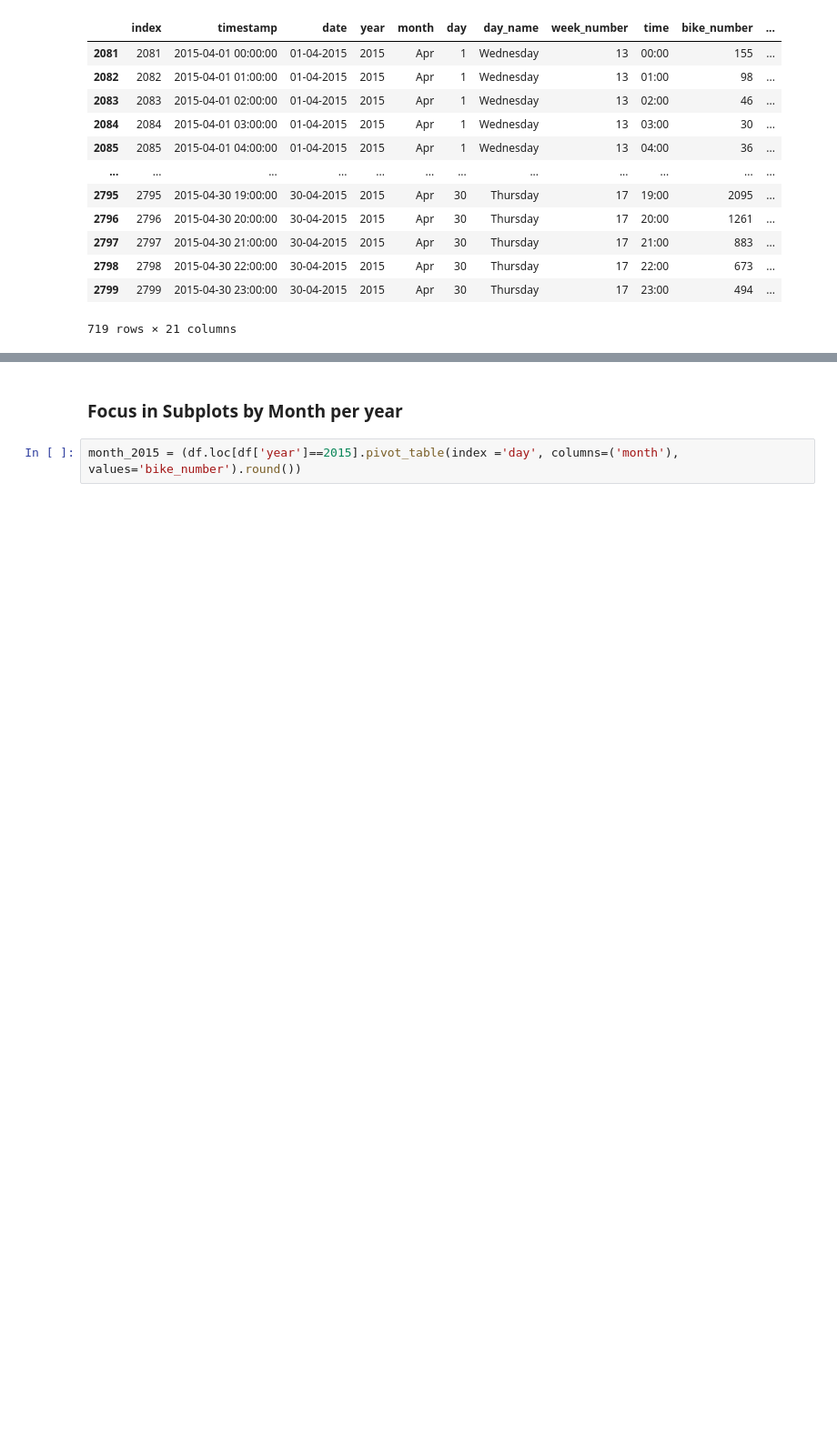
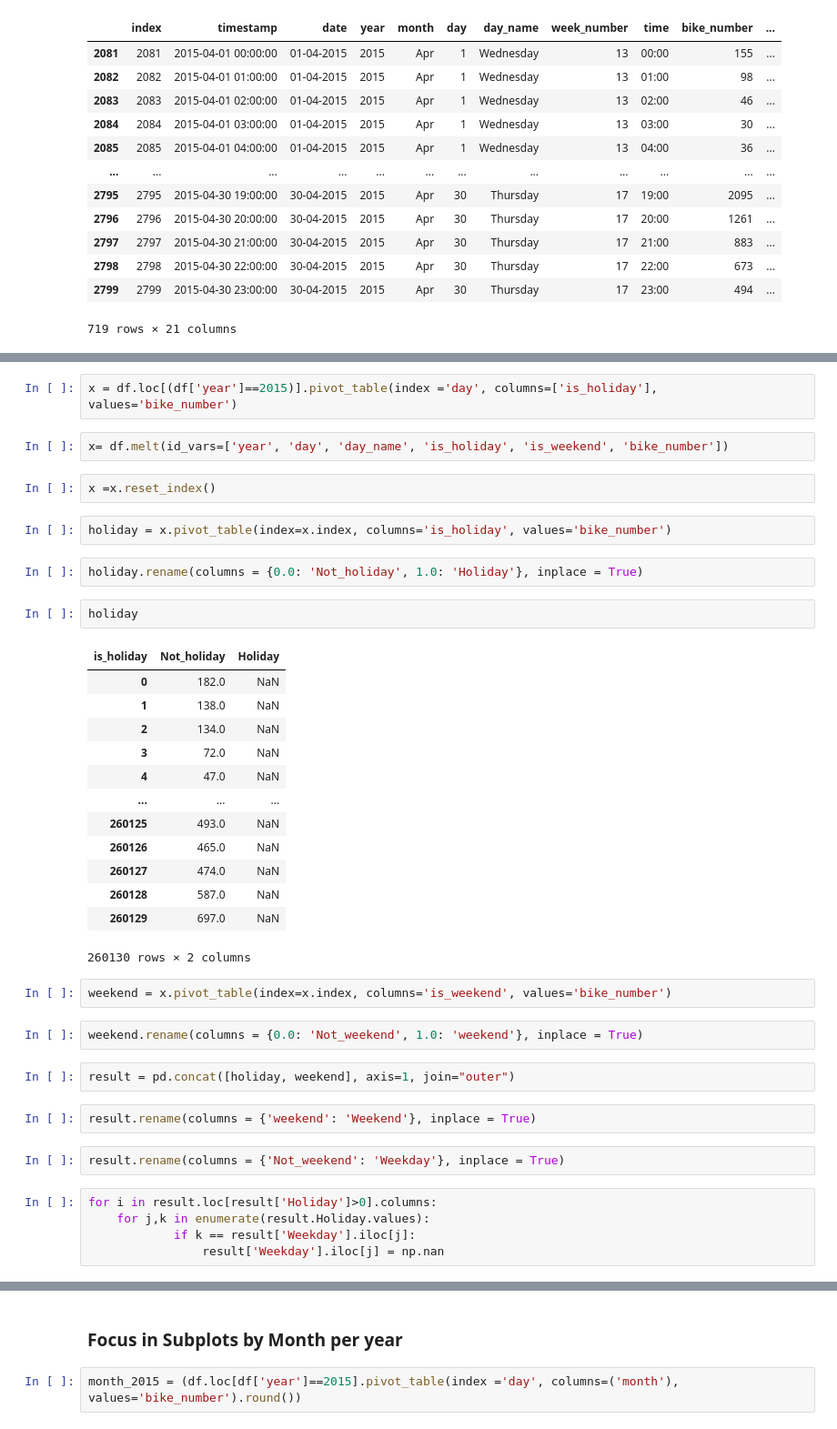
Before and after one commit to isra-st/London_Bike_Sharing, a Jupyter notebook: Visualizations_Draft_Isra.ipynb, the cells around one changed output, grey strips where cells are left out. Shown at 91% size. Cells and saved outputs as stored; diff of their text form; blank space fills up the shorter version.

```diff
--- a/Visualizations_Draft_Isra.ipynb
+++ b/Visualizations_Draft_Isra.ipynb
@@ -775,0 +621,41 @@ x_melt = x.melt(id_vars=['day'])
+# %%
+x = df.loc[(df['year']==2015)].pivot_table(index ='day', columns=['is_holiday'], values='bike_number')
+# %%
+x= df.melt(id_vars=['year', 'day', 'day_name', 'is_holiday', 'is_weekend', 'bike_number'])
+# %%
+x =x.reset_index()
+# %%
+holiday = x.pivot_table(index=x.index, columns='is_holiday', values='bike_number')
+# %%
+holiday.rename(columns = {0.0: 'Not_holiday', 1.0: 'Holiday'}, inplace = True)
+# %%
+holiday
+# %% [output]
+| is_holiday | Not_holiday | Holiday |
+| 0 | 182.0 | NaN |
+| 1 | 138.0 | NaN |
+| 2 | 134.0 | NaN |
+| 3 | 72.0 | NaN |
+| 4 | 47.0 | NaN |
+| ... | ... | ... |
+| 260125 | 493.0 | NaN |
+| 260126 | 465.0 | NaN |
+| 260127 | 474.0 | NaN |
+| 260128 | 587.0 | NaN |
+| 260129 | 697.0 | NaN |
+260130 rows × 2 columns
+# %%
+weekend = x.pivot_table(index=x.index, columns='is_weekend', values='bike_number')
+# %%
+weekend.rename(columns = {0.0: 'Not_weekend', 1.0: 'weekend'}, inplace = True)
+# %%
+result = pd.concat([holiday, weekend], axis=1, join="outer")
+# %%
+result.rename(columns = {'weekend': 'Weekend'}, inplace = True)
+# %%
+result.rename(columns = {'Not_weekend': 'Weekday'}, inplace = True)
+# %%
+for i in result.loc[result['Holiday']>0].columns:
+    for j,k in enumerate(result.Holiday.values):
+            if k == result['Weekday'].iloc[j]:
+                result['Weekday'].iloc[j] = np.nan
```
Also changed, not shown: parts of 32 cells of this notebook, 1 other file.
